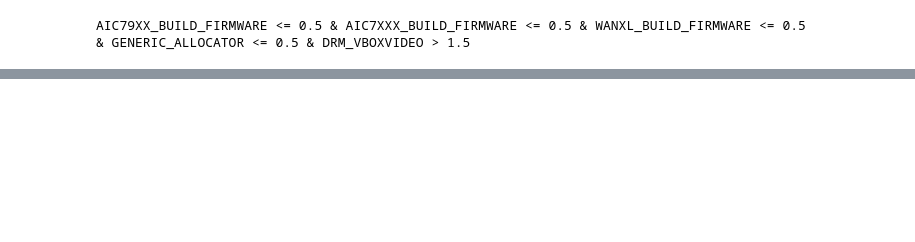
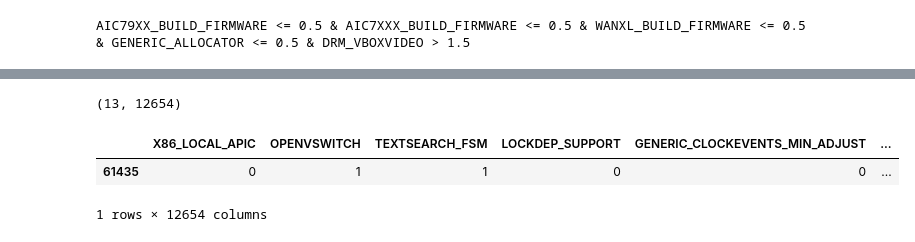
Before and after one commit to harel-coffee/compilation-analysis-auto, a Jupyter notebook: TUXML-rules.ipynb, the cells around one changed output, grey strips where cells are left out. Drawn from its saved outputs; the diff is of its cells as text; code cells hidden in the pictures; blank space fills up the shorter version.

```diff
--- a/TUXML-rules.ipynb
+++ b/TUXML-rules.ipynb
@@ -23,5 +29,5 @@ memory usage: 857.0 MB
 # %%
-df.drop("Unnamed: 0", inplace=True, axis=1)
+#df.drop("Unnamed: 0", inplace=True, axis=1)
 # %%
 basic_head = ["cid", "time", "date"] # "compile"
 compilation_status_column_name = 'compile_success'
@@ -192,0 +236,10 @@ AIC79XX_BUILD_FIRMWARE <= 0.5 & AIC7XXX_BUILD_FIRMWARE <= 0.5 & WANXL_BUILD_FIRM
+# %%
+df.query("GENERIC_ALLOCATOR == 0 & DRM_VBOXVIDEO == 2 & (AIC7XXX_BUILD_FIRMWARE == 1 | AIC79XX_BUILD_FIRMWARE == 1 | WANXL_BUILD_FIRMWARE == 1)  & compile_success == False").shape
+# %% [output]
+(13, 12654)
+# %%
+df.query("cid == 92072")
+# %% [output]
+|  | X86_LOCAL_APIC | OPENVSWITCH | TEXTSEARCH_FSM | LOCKDEP_SUPPORT | GENERIC_CLOCKEVENTS_MIN_ADJUST | ... |
+| 61435 | 0 | 1 | 1 | 0 | 0 | ... |
+1 rows × 12654 columns
```
Also changed, not shown: parts of 13 cells of this notebook, 3 other files.
